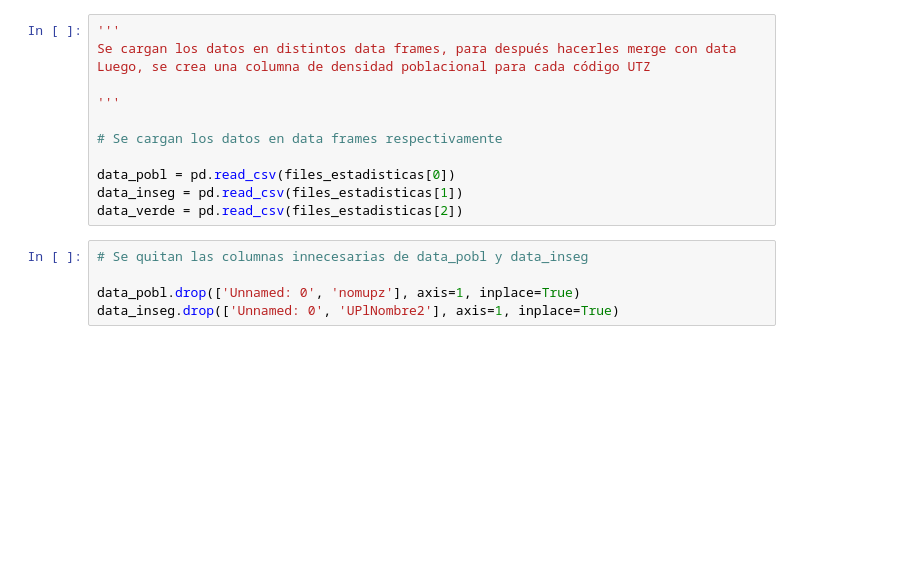
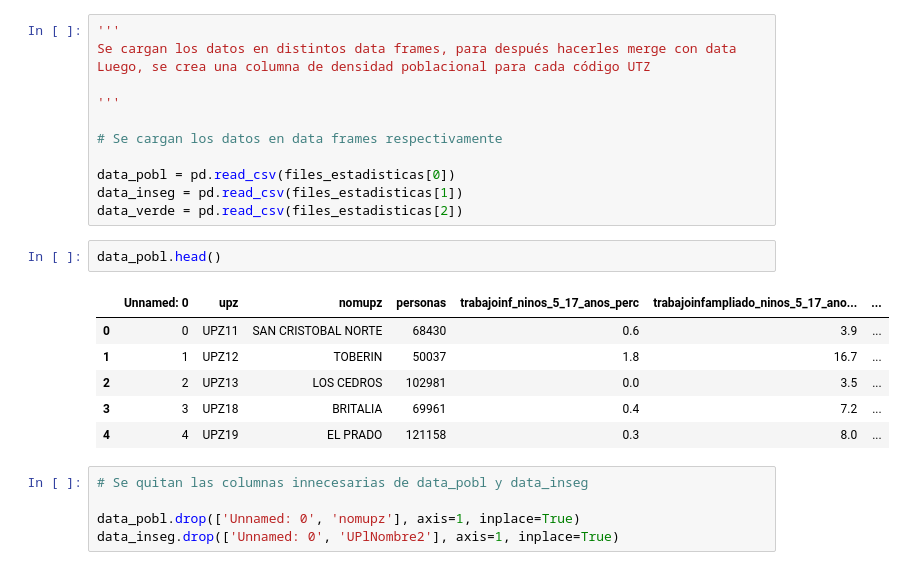
Before and after one commit to Diego-II/tarea1-DataScienceLAB, a Jupyter notebook: Tarea 1.ipynb, the cells around one changed output. Drawn from its saved outputs; the diff is of its cells as text; blank space fills up the shorter version.

```diff
--- a/Tarea 1.ipynb
+++ b/Tarea 1.ipynb
@@ -274,6 +274,15 @@ Luego, se crea una columna de densidad poblacional para cada código UTZ
 data_pobl = pd.read_csv(files_estadisticas[0])
 data_inseg = pd.read_csv(files_estadisticas[1])
 data_verde = pd.read_csv(files_estadisticas[2])
+# %%
+data_pobl.head()
+# %% [output]
+|  | Unnamed: 0 | upz | nomupz | personas | trabajoinf_ninos_5_17_anos_perc | trabajoinfampliado_ninos_5_17_ano... | ... |
+| 0 | 0 | UPZ11 | SAN CRISTOBAL NORTE | 68430 | 0.6 | 3.9 | ... |
+| 1 | 1 | UPZ12 | TOBERIN | 50037 | 1.8 | 16.7 | ... |
+| 2 | 2 | UPZ13 | LOS CEDROS | 102981 | 0.0 | 3.5 | ... |
+| 3 | 3 | UPZ18 | BRITALIA | 69961 | 0.4 | 7.2 | ... |
+| 4 | 4 | UPZ19 | EL PRADO | 121158 | 0.3 | 8.0 | ... |
 # %%
 # Se quitan las columnas innecesarias de data_pobl y data_inseg
 
```
Also changed, not shown: parts of 26 cells of this notebook.
